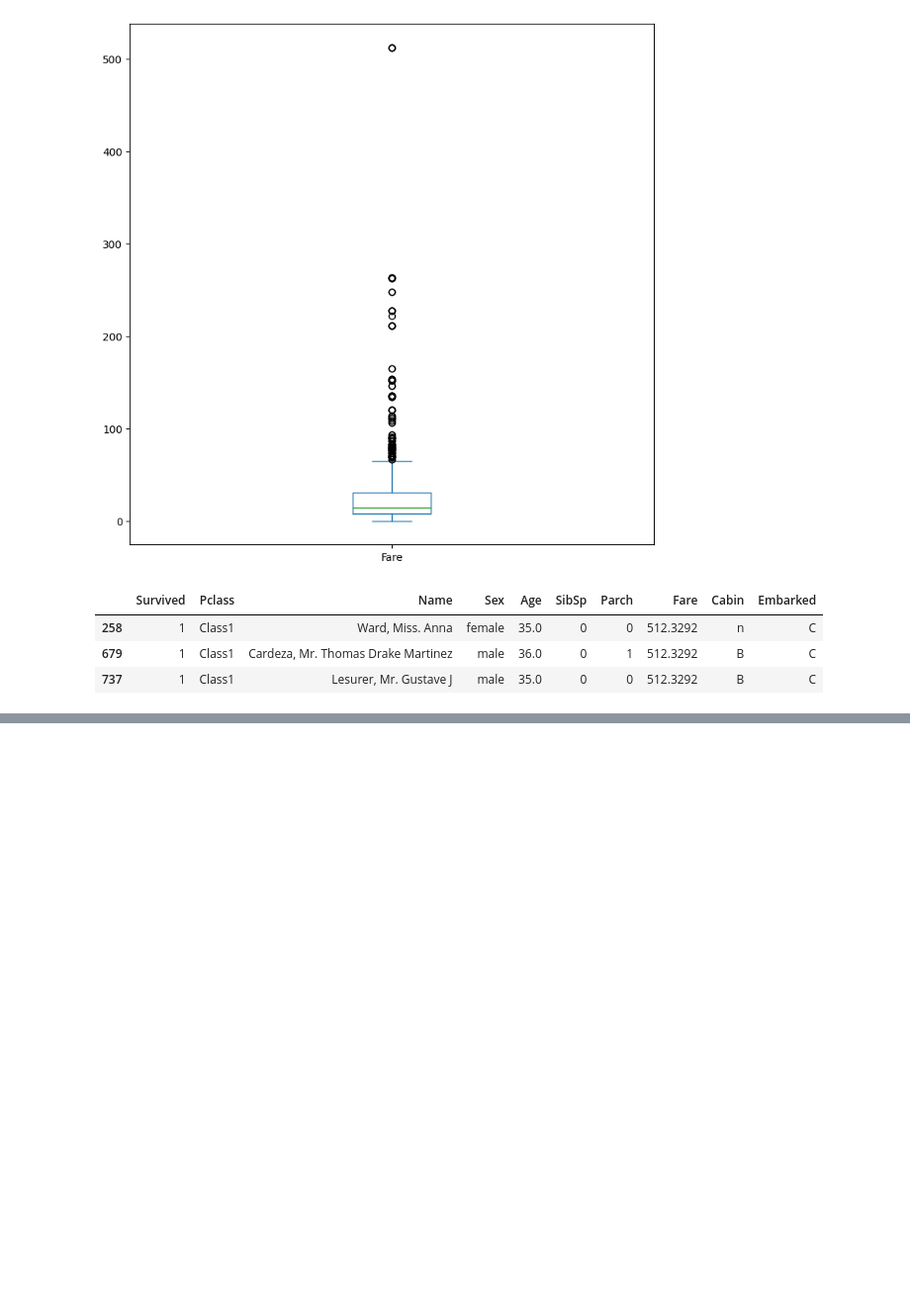
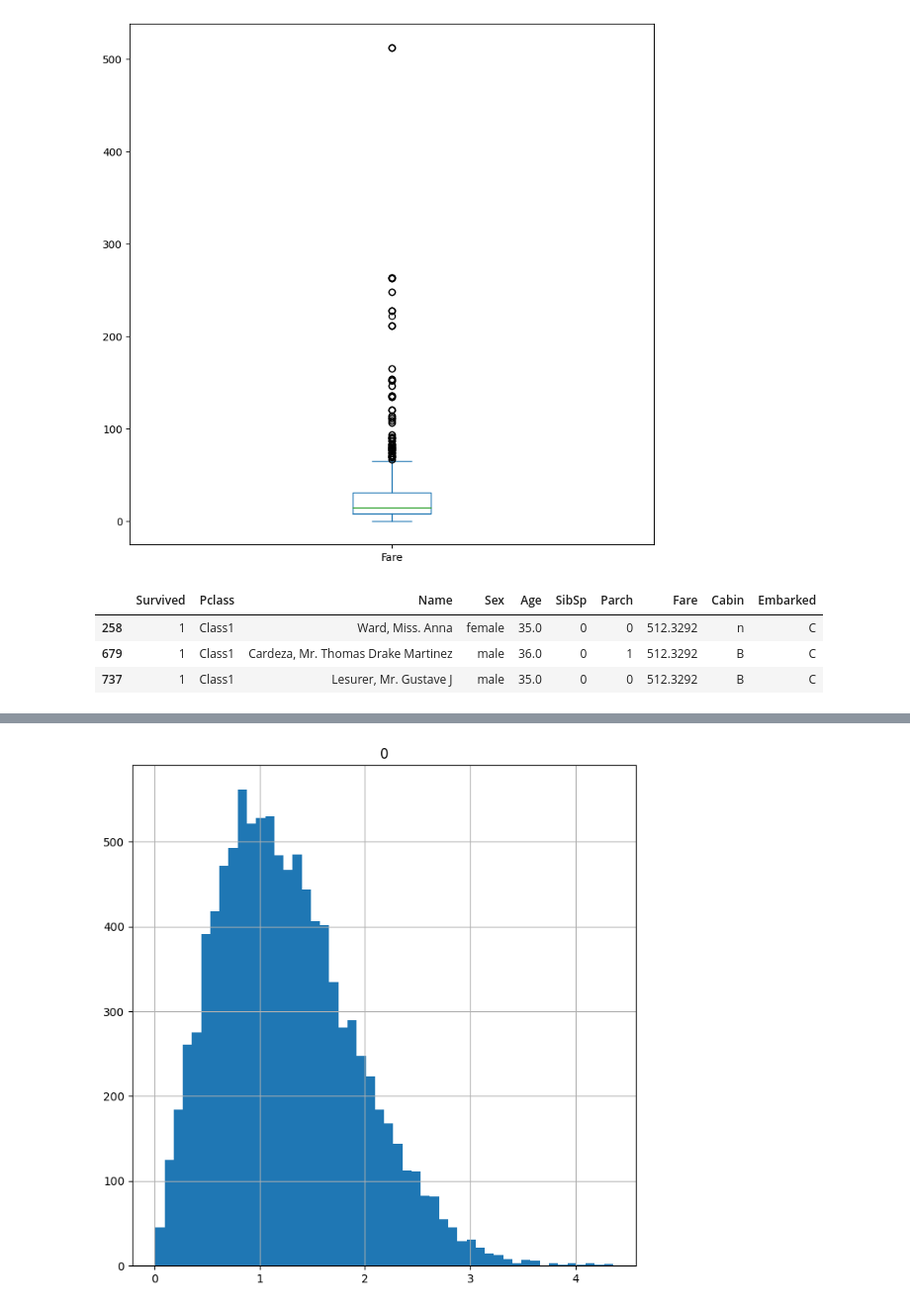
Before and after one commit to Donald-Mathew/Analytics, a Jupyter notebook: dataanalytics.ipynb, the cells around one changed output, grey strips where cells are left out. Shown: that part at 99% size. Cells and saved outputs as stored; diff of their text form; code cells hidden in the pictures; blank space fills up the shorter version.

```diff
--- a/dataanalytics.ipynb
+++ b/dataanalytics.ipynb
@@ -333,0 +554,8 @@ titanic.loc[index]
+# %%
+#the sqaureroot fcn can be used to modify the data abit
+
+sqrt_transformed =skewed.apply(np.sqrt)
+
+sqrt_transformed.hist(figsize = (8, 8), bins = 50);
+# %% [output]
+[figure, added]
```
Also changed, not shown: parts of 17 cells of this notebook.
